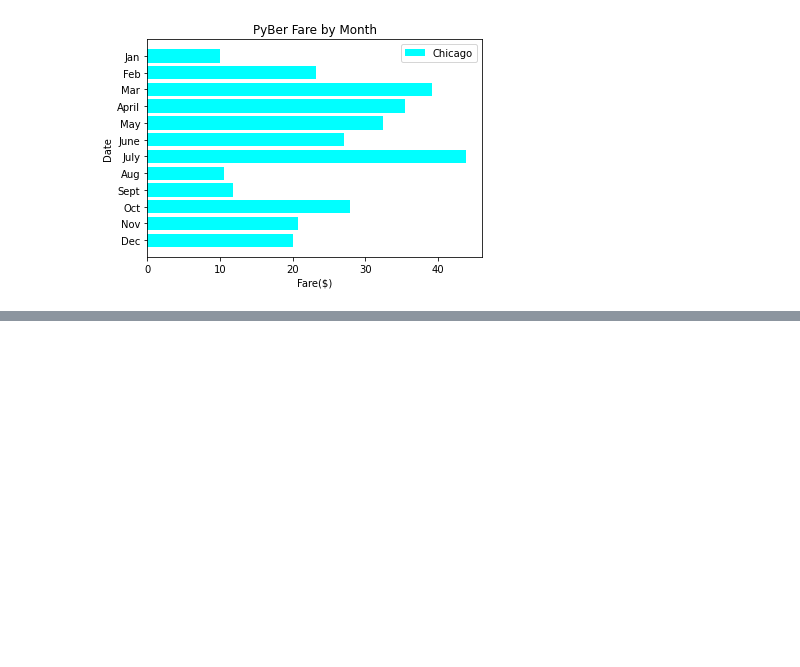
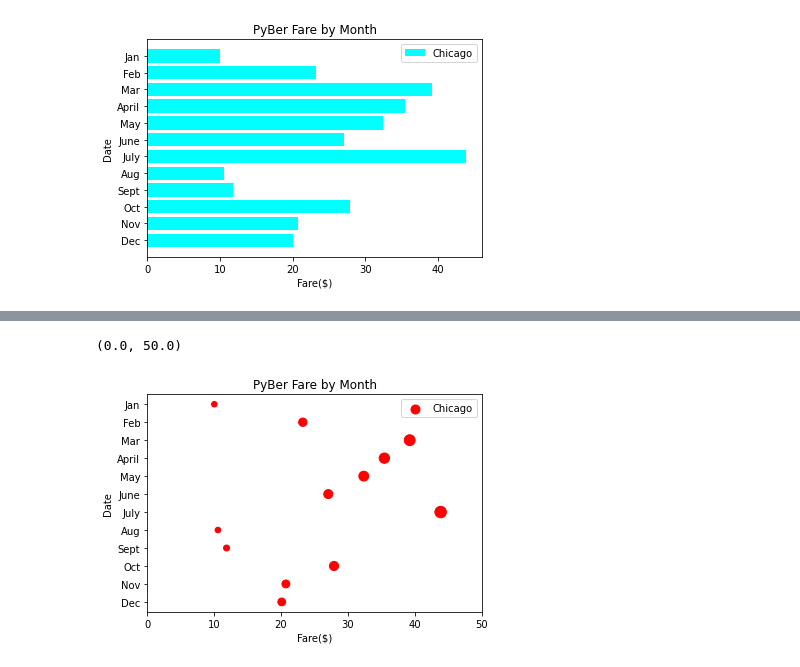
Before and after one commit to stovepipe/PyBer_Analysis, a Jupyter notebook: Matplotlib_Practice.ipynb, the cells around one changed output, grey strips where cells are left out. Cells and saved outputs as stored; diff of their text form; code cells hidden in the pictures; blank space fills up the shorter version.

```diff
--- a/Matplotlib_Practice.ipynb
+++ b/Matplotlib_Practice.ipynb
@@ -152,0 +165,17 @@ ax.invert_yaxis()
+# %%
+# Increase the size of the dots making them into bubbles
+y_axis_larger = []
+for data in y_axis:
+    y_axis_larger.append(data*3)
+# %%
+# Scatter plot using scatter() method, similar to line and bar
+plt.scatter(y_axis, x_axis, c='red', label='Chicago', s=(y_axis_larger))
+plt.legend()
+plt.title('PyBer Fare by Month')
+plt.xlabel('Fare($)')
+plt.ylabel('Date')
+plt.gca().invert_yaxis()
+plt.xlim(0, 50)
+# %% [output]
+(0.0, 50.0)
+[figure, added]
```
Also changed, not shown: parts of 5 cells of this notebook.
